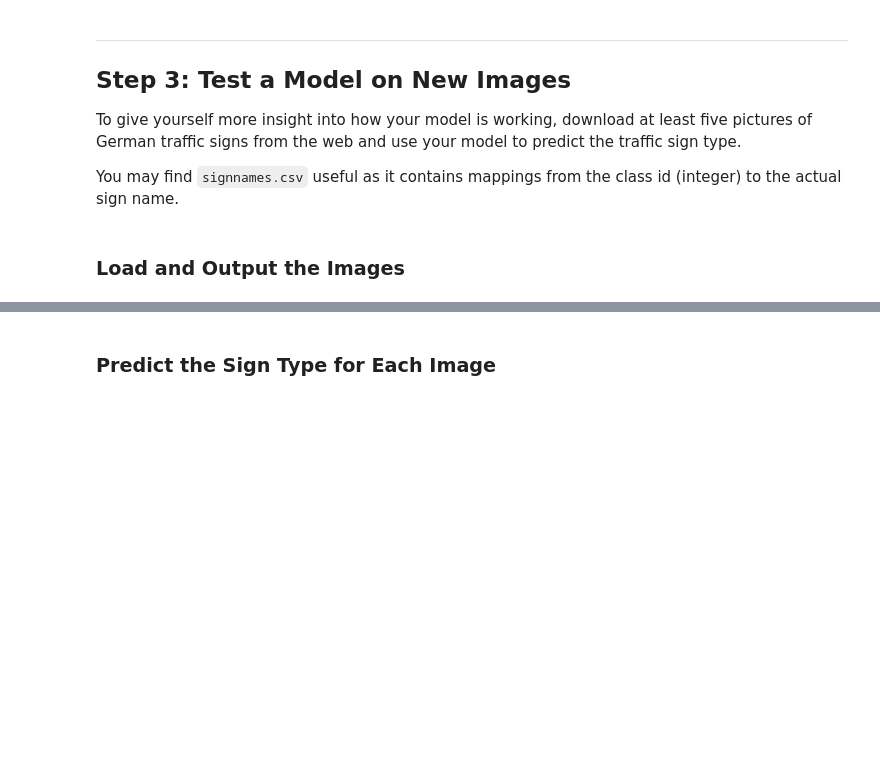
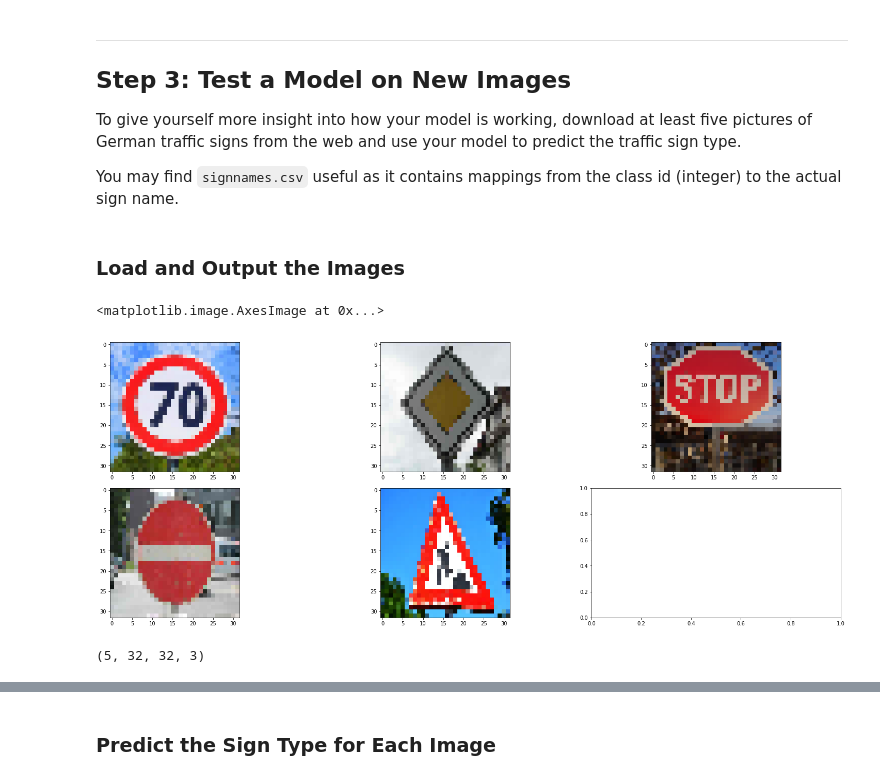
Before and after one commit to qifengzhou/Udacity_SDCND_P2_TrafficSignClassification, a Jupyter notebook: Traffic_Sign_Classifier.ipynb, the cells around one changed output, grey strips where cells are left out. Drawn from its saved outputs; the diff is of its cells as text; code cells hidden in the pictures; blank space fills up the shorter version.

```diff
--- a/Traffic_Sign_Classifier.ipynb
+++ b/Traffic_Sign_Classifier.ipynb
@@ -481,3 +528,44 @@ You may find `signnames.csv` useful as it contains mappings from the class id (i
 # %%
 ### Load the images and plot them here.
 ### Feel free to use as many code cells as needed.
+# %%
+import matplotlib.pyplot as plt
+import matplotlib.image as mpimg
+import numpy as np
+import cv2
+# Visualizations will be shown in the notebook.
+%matplotlib inline
+
+# Layout the subplots
+fig, axes = plt.subplots(2,3, figsize=(22,8))
+fig.tight_layout()
+axes = axes.ravel()
+
+# Read the test images
+img0 = mpimg.imread('test-data/4.jpg')
+img1 = mpimg.imread('test-data/12.jpg')
+img2 = mpimg.imread('test-data/14.jpg')
+img3 = mpimg.imread('test-data/17.jpg')
+img4 = mpimg.imread('test-data/25.jpg')
+
+img0 = cv2.resize(img0, (32,32))
+img1 = cv2.resize(img1, (32,32))
+img2 = cv2.resize(img2, (32,32))
+img3 = cv2.resize(img3, (32,32))
+img4 = cv2.resize(img4, (32,32))
+
+# Display the test images in the subplots
+axes[0].imshow(img0)
+axes[1].imshow(img1)
+axes[2].imshow(img2)
+axes[3].imshow(img3)
+axes[4].imshow(img4)
+# %% [output]
+<matplotlib.image.AxesImage at 0x...>
+[figure, added]
+# %%
+# Collect the test data set
+test_data = np.array([img0, img1, img2, img3, img4])
+test_data.shape
+# %% [output]
+(5, 32, 32, 3)
```
Also changed, not shown: parts of 22 cells of this notebook.
